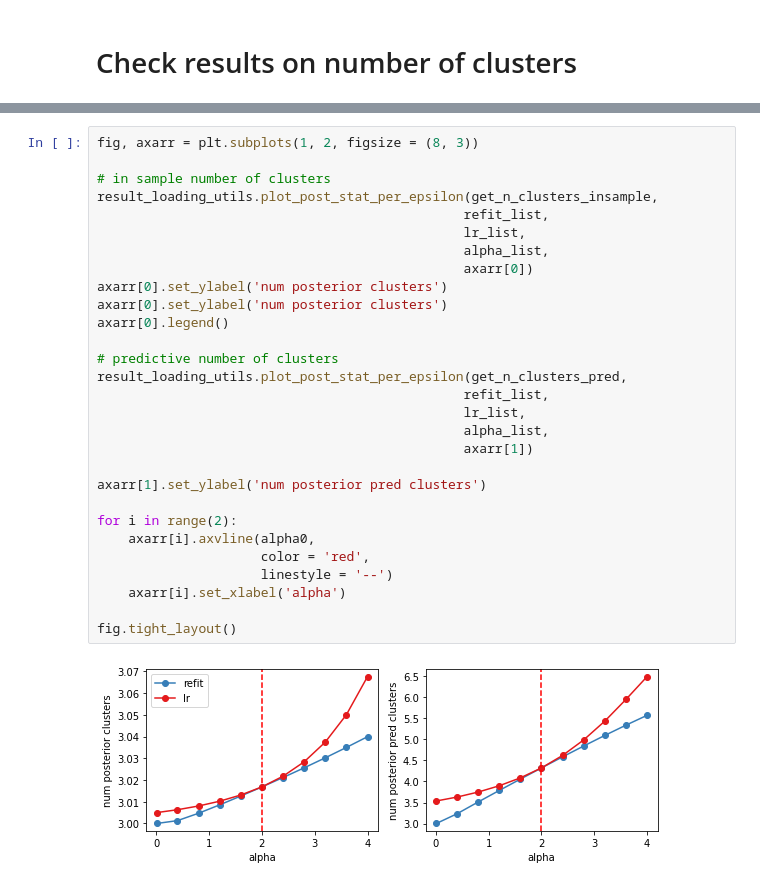
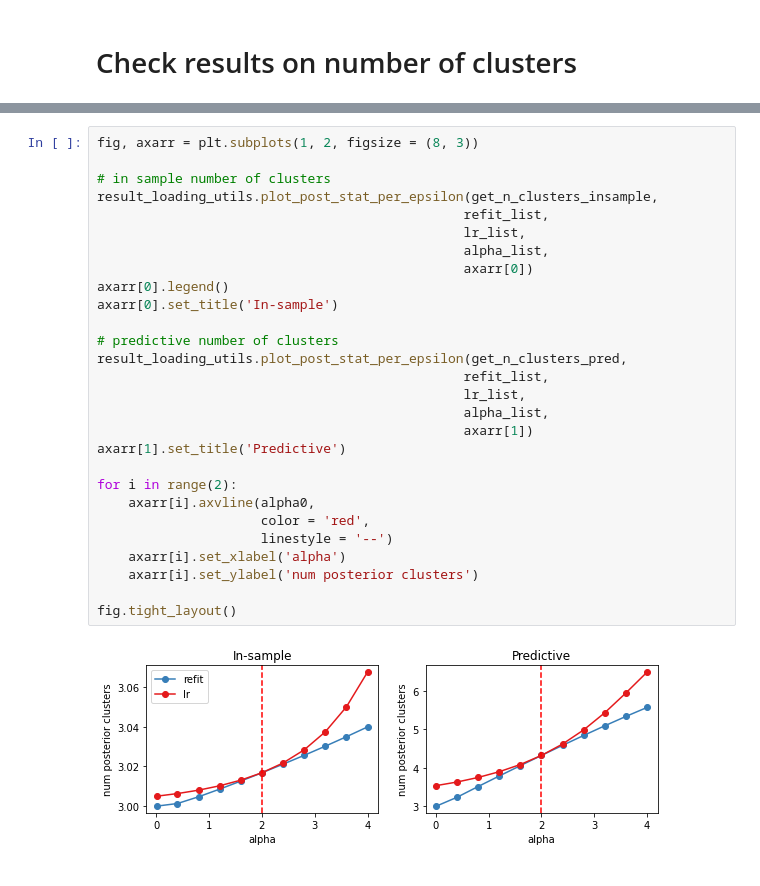
Before and after one commit to Runjing-Liu120/BNPStickBreakingSensitivity, a Jupyter notebook: GMM_clustering/jupyter/main_parametric_sensitivity.ipynb, the cells around one changed output, grey strips where cells are left out. Cells and saved outputs as stored; diff of their text form.

```diff
--- a/GMM_clustering/jupyter/main_parametric_sensitivity.ipynb
+++ b/GMM_clustering/jupyter/main_parametric_sensitivity.ipynb
@@ -456,31 +476,30 @@ def get_n_clusters_pred(vb_free):
 # %%
 fig, axarr = plt.subplots(1, 2, figsize = (8, 3))
 
 # in sample number of clusters
 result_loading_utils.plot_post_stat_per_epsilon(get_n_clusters_insample,
                                                refit_list,
                                                lr_list,
                                                alpha_list,
                                                axarr[0])
-axarr[0].set_ylabel('num posterior clusters')
-axarr[0].set_ylabel('num posterior clusters')
 axarr[0].legend()
+axarr[0].set_title('In-sample')
 
 # predictive number of clusters
 result_loading_utils.plot_post_stat_per_epsilon(get_n_clusters_pred,
                                                refit_list,
                                                lr_list,
                                                alpha_list,
                                                axarr[1])
-
-axarr[1].set_ylabel('num posterior pred clusters')
+axarr[1].set_title('Predictive')
 
 for i in range(2):
     axarr[i].axvline(alpha0,
                      color = 'red',
                      linestyle = '--')
     axarr[i].set_xlabel('alpha')
+    axarr[i].set_ylabel('num posterior clusters')
 
 fig.tight_layout()
 # %% [output]
-[figure, old version]
+[figure, new version]
```
Also changed, not shown: parts of 9 cells of this notebook, 1 other file.
